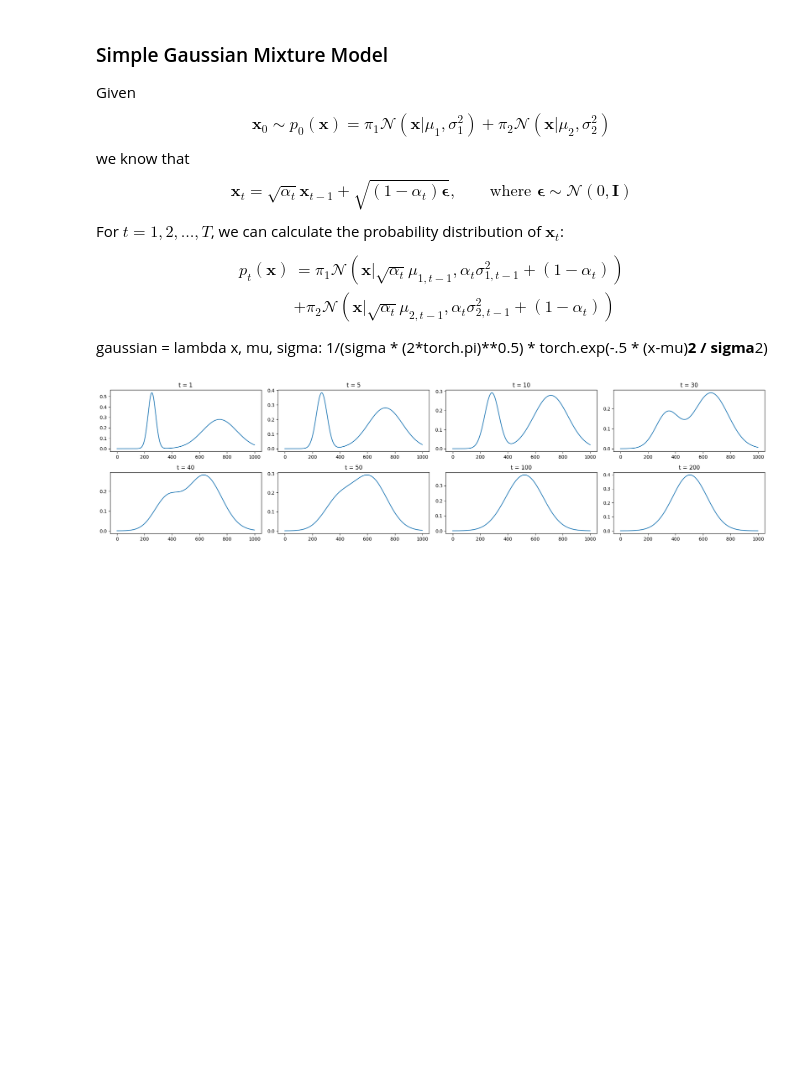
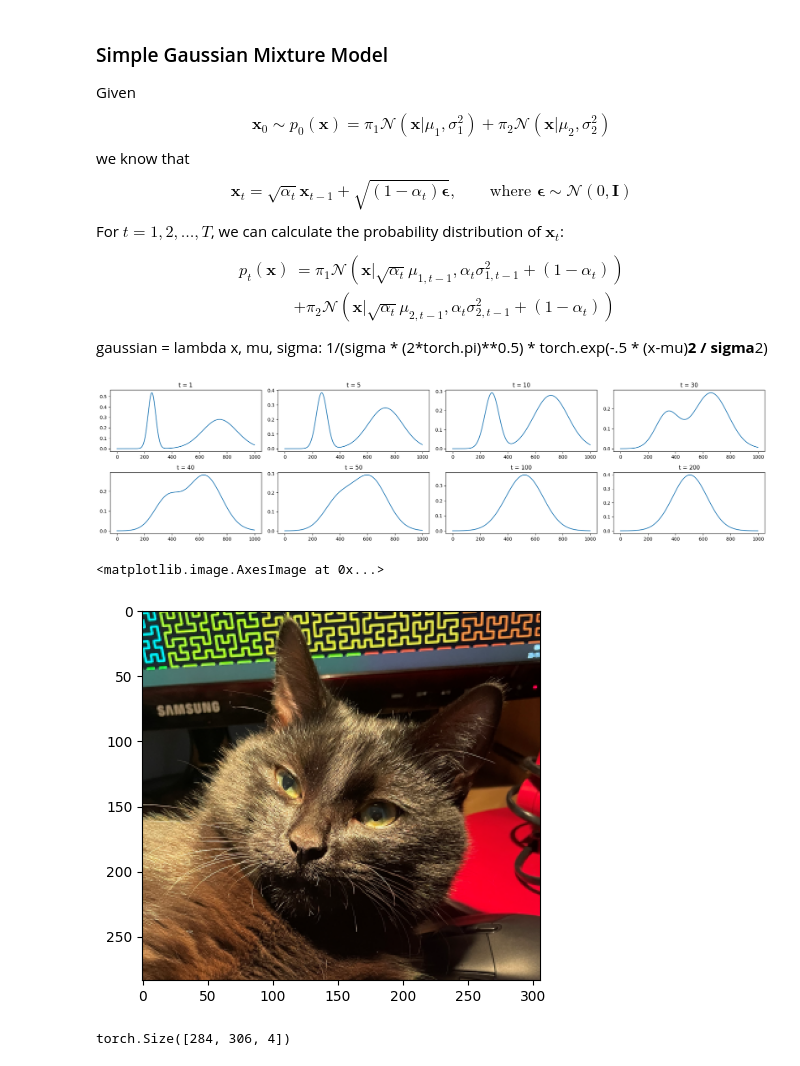
Before and after one commit to Janko-dev/generative_modeling, a Jupyter notebook: notebooks/diffusion_models.ipynb, the cells around one changed output. Cells and saved outputs as stored; diff of their text form; code cells hidden in the pictures; blank space fills up the shorter version.

```diff
--- a/notebooks/diffusion_models.ipynb
+++ b/notebooks/diffusion_models.ipynb
@@ -88,3 +88,18 @@ plt.tight_layout()
 plt.show()
 # %% [output]
 [figure]
+# %%
+from PIL import Image
+
+img = Image.open('../datasets/kat.png')
+img.load()
+img = torch.tensor(np.asarray(img, dtype='int32'))
+
+plt.imshow(img, cmap="gray")
+# %% [output]
+<matplotlib.image.AxesImage at 0x...>
+[figure, added]
+# %%
+img.shape
+# %% [output]
+torch.Size([284, 306, 4])
```
Also changed, not shown: parts of 14 cells of this notebook, 1 other file.
